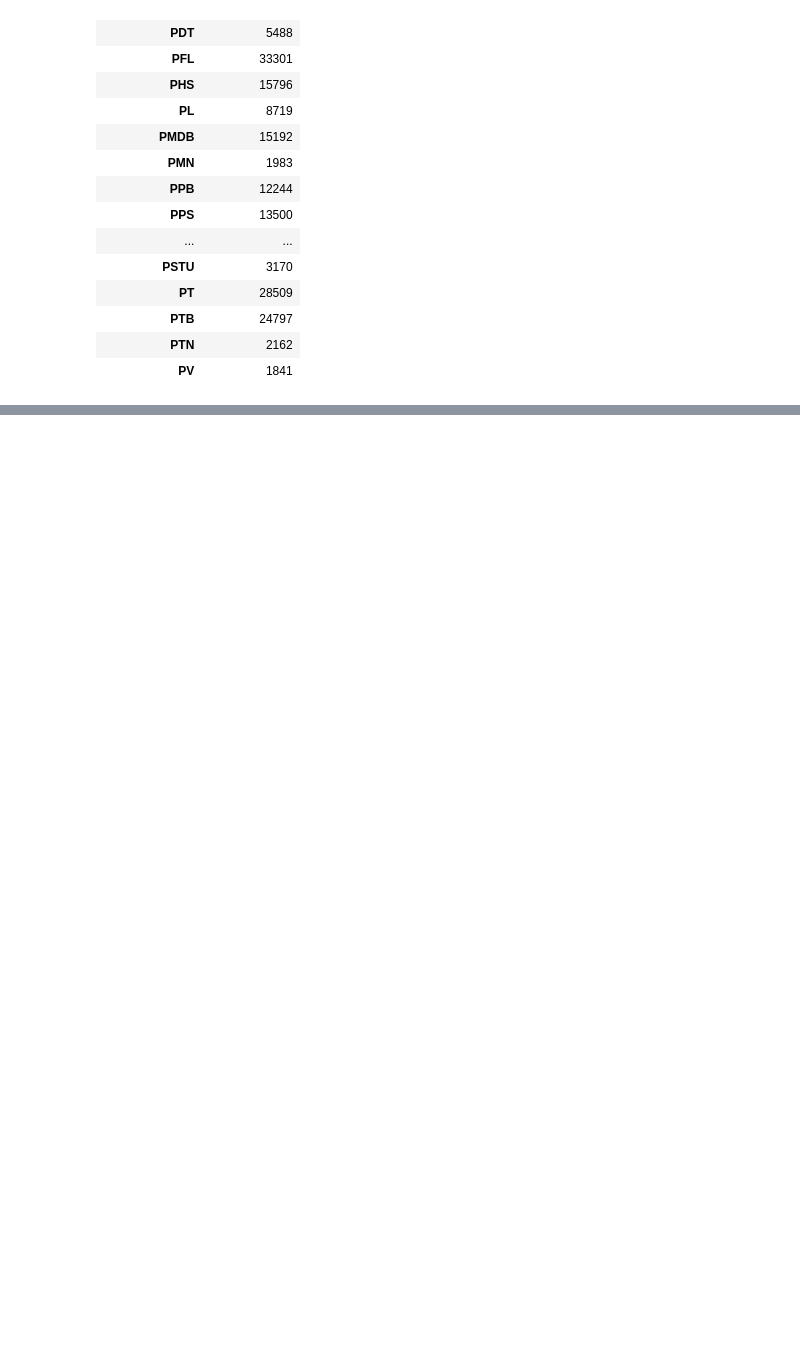
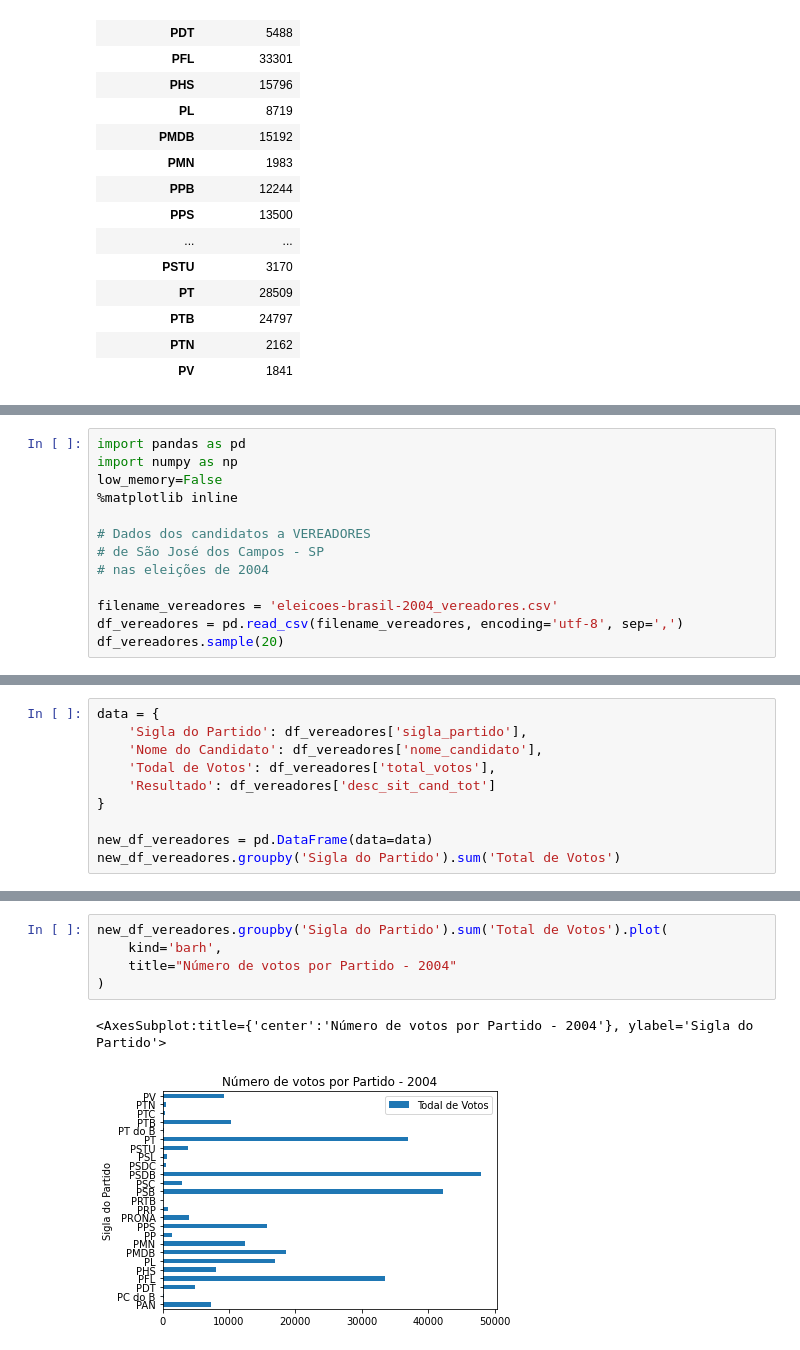
Before and after one commit to PGabriel-MB/AnaliseDadosEleitorais, a Jupyter notebook: Vereadores.ipynb, the cells around one changed output, grey strips where cells are left out. Cells and saved outputs as stored; diff of their text form; blank space fills up the shorter version.

Commit message:
corrigido alguns dados e criados mais alguns graficos

```diff
--- a/Vereadores.ipynb
+++ b/Vereadores.ipynb
@@ -77,0 +100,13 @@ new_df_vereadores.groupby('Resultado').sum('Total de Votos').plot(
+# %%
+import pandas as pd
+import numpy as np
+low_memory=False
+%matplotlib inline
+
+# Dados dos candidatos a VEREADORES
+# de São José dos Campos - SP
+# nas eleições de 2004
+
+filename_vereadores = 'eleicoes-brasil-2004_vereadores.csv'
+df_vereadores = pd.read_csv(filename_vereadores, encoding='utf-8', sep=',')
+df_vereadores.sample(20)
@@ -77,0 +131,10 @@ new_df_vereadores.groupby('Resultado').sum('Total de Votos').plot(
+# %%
+data = {
+    'Sigla do Partido': df_vereadores['sigla_partido'],
+    'Nome do Candidato': df_vereadores['nome_candidato'],
+    'Todal de Votos': df_vereadores['total_votos'],
+    'Resultado': df_vereadores['desc_sit_cand_tot']
+}
+
+new_df_vereadores = pd.DataFrame(data=data)
+new_df_vereadores.groupby('Sigla do Partido').sum('Total de Votos')
@@ -77,0 +160,8 @@ new_df_vereadores.groupby('Resultado').sum('Total de Votos').plot(
+# %%
+new_df_vereadores.groupby('Sigla do Partido').sum('Total de Votos').plot(
+    kind='barh',
+    title="Número de votos por Partido - 2004"
+)
+# %% [output]
+<AxesSubplot:title={'center':'Número de votos por Partido - 2004'}, ylabel='Sigla do Partido'>
+[figure, added]
```
Also changed, not shown: parts of 8 cells of this notebook, 3 other files.
